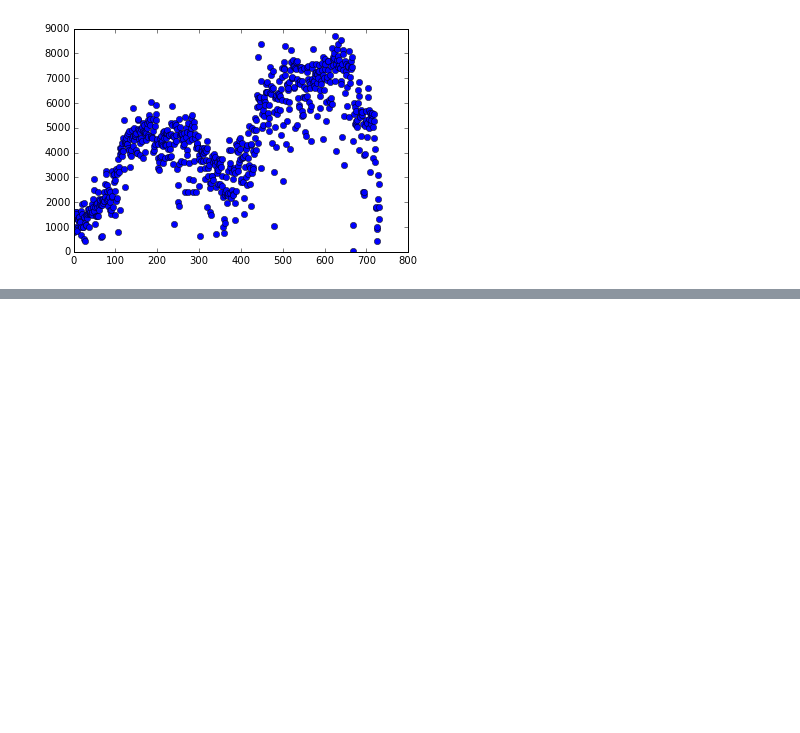
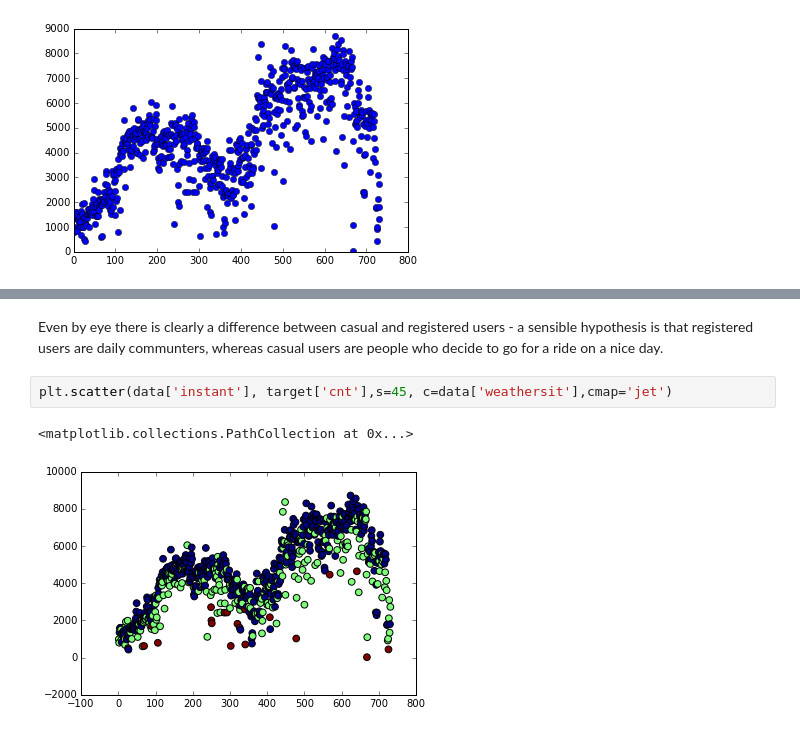
Before and after one commit to ericjhilton/bike-share-ML, a Jupyter notebook: bikeShare.ipynb, the cells around one changed output, grey strips where cells are left out. Drawn from its saved outputs; the diff is of its cells as text; blank space fills up the shorter version.

```diff
--- a/bikeShare.ipynb
+++ b/bikeShare.ipynb
@@ -35,0 +59,7 @@ plt.plot(data['instant'], target['cnt'],'o')
+# %% [markdown]
+Even by eye there is clearly a difference between casual and registered users - a sensible hypothesis is that registered users are daily communters, whereas casual users are people who decide to go for a ride on a nice day.
+# %%
+plt.scatter(data['instant'], target['cnt'],s=45, c=data['weathersit'],cmap='jet')
+# %% [output]
+<matplotlib.collections.PathCollection at 0x...>
+[figure, added]
```
Also changed, not shown: parts of 21 cells of this notebook.
